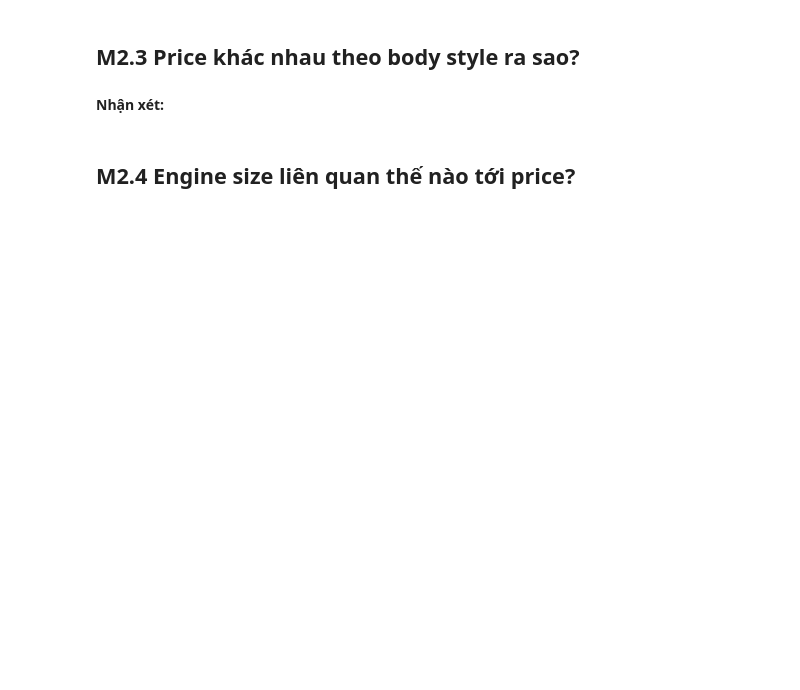
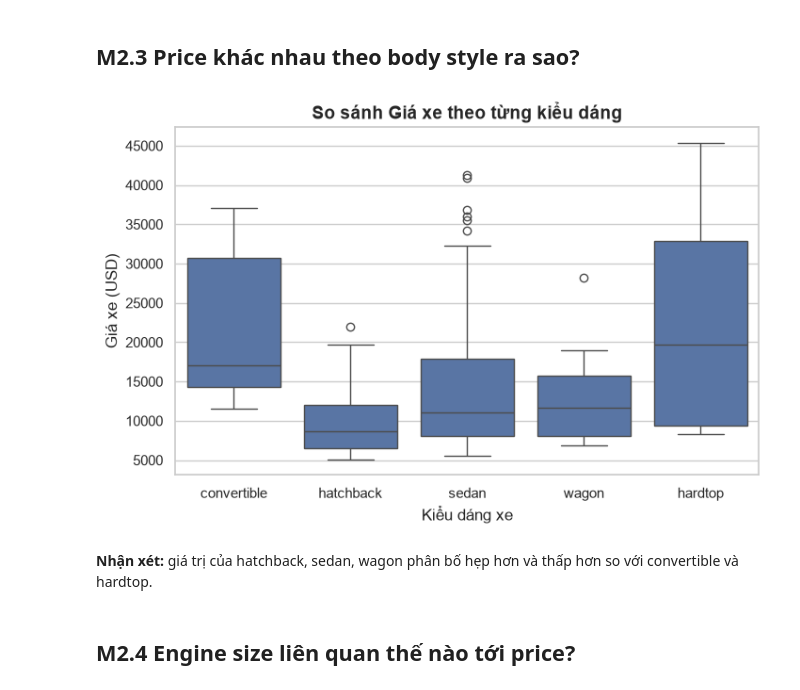
Before and after one commit to TNTruong196/mliot-pyml-2026-hw, a Jupyter notebook: week02/numpy-pandas-eda-hw/numpy_pandas_eda_hw.ipynb, the cells around one changed output. Cells and saved outputs as stored; diff of their text form; code cells hidden in the pictures; blank space fills up the shorter version.

```diff
--- a/week02/numpy-pandas-eda-hw/numpy_pandas_eda_hw.ipynb
+++ b/week02/numpy-pandas-eda-hw/numpy_pandas_eda_hw.ipynb
@@ -317,8 +462,15 @@ Mỗi biểu đồ cần:
 ## M2.3 Price khác nhau theo body style ra sao?
 # %%
 # TODO M2.3: boxplot price theo body_style
+sns.boxplot(data=df_clean, x='body_style', y='price')
+plt.title('So sánh Giá xe theo từng kiểu dáng', fontsize=14, fontweight='bold')
+plt.xlabel('Kiểu dáng xe', fontsize=12)
+plt.ylabel('Giá xe (USD)', fontsize=12)
+plt.show()
+# %% [output]
+[figure, added]
 # %% [markdown]
-**Nhận xét:** <!-- 1--2 câu -->
+**Nhận xét:** giá trị của hatchback, sedan, wagon phân bố hẹp hơn và thấp hơn so với convertible và hardtop.
 # %% [markdown]
 ## M2.4 Engine size liên quan thế nào tới price?
 # %%
```
Also changed, not shown: parts of 24 cells of this notebook.
